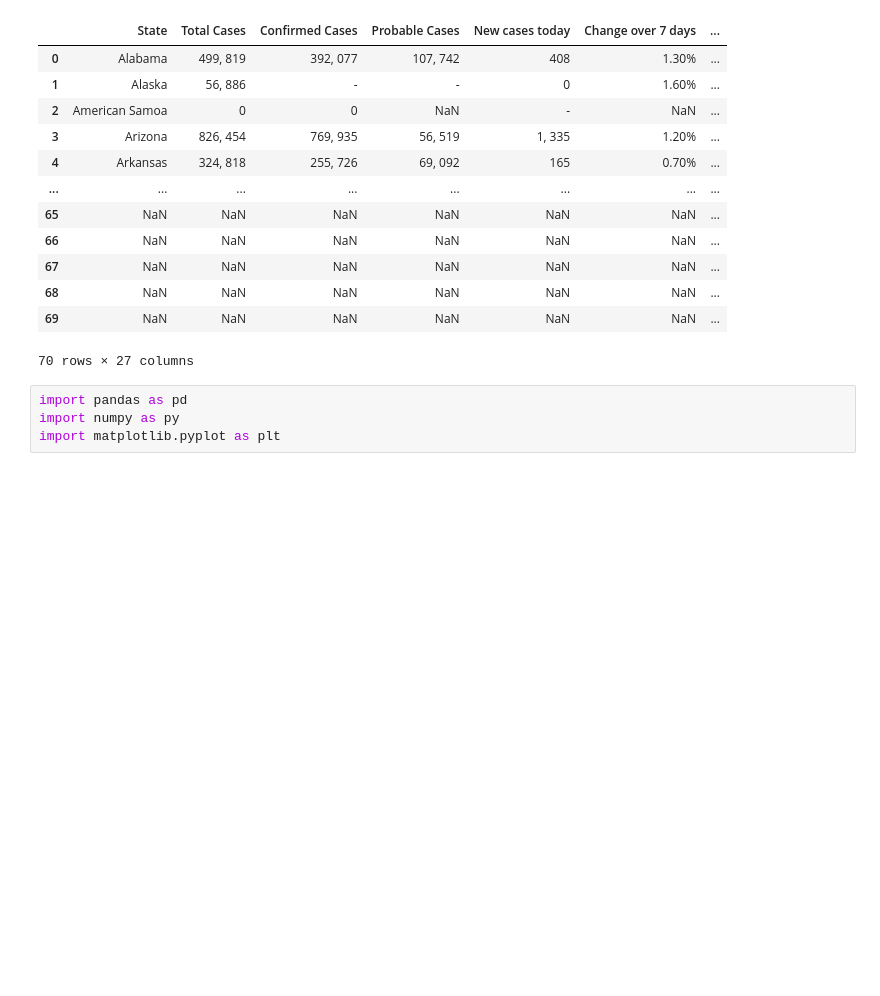
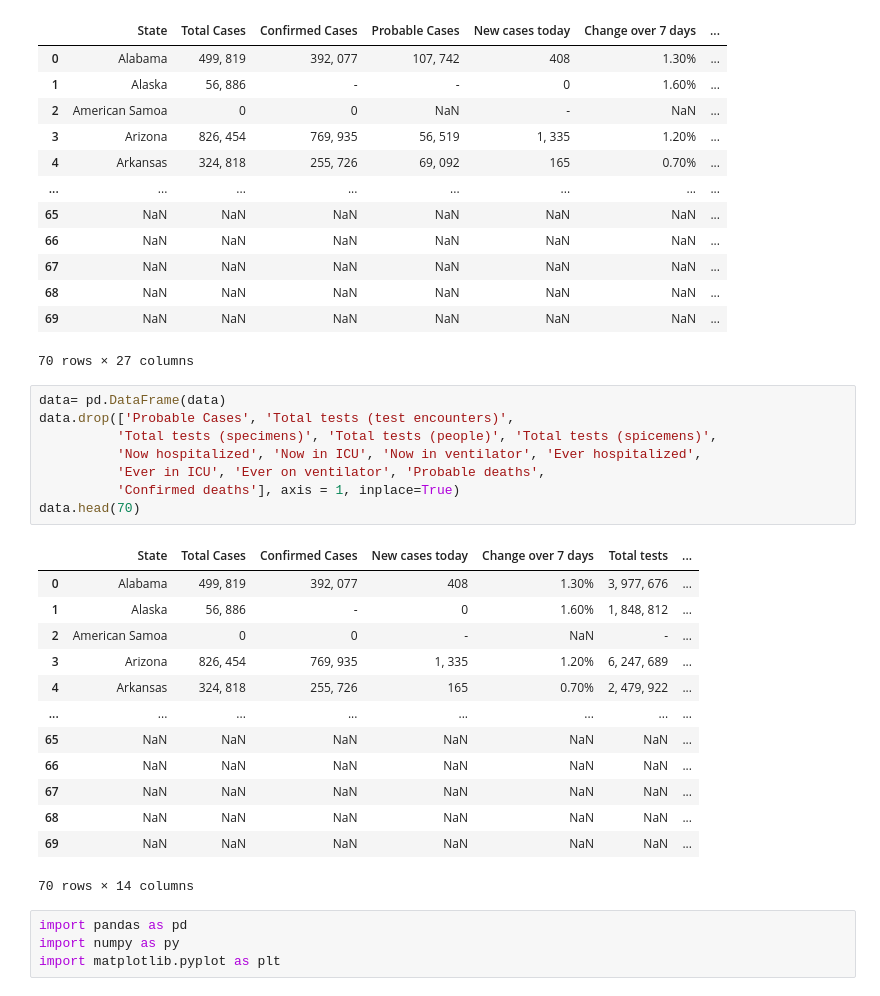
Before and after one commit to maezie19-02475/3206-The-Conquerors, a Jupyter notebook: COVID_19_DESCRIPTIVE_ANALYSIS_INFORMATION_AND_IMPACT_ON_EMPLOYMENT.ipynb, the cells around one changed output. Cells and saved outputs as stored; diff of their text form; blank space fills up the shorter version.

Commit message:
Data Cleaning the Datasets (1)

```diff
--- a/COVID_19_DESCRIPTIVE_ANALYSIS_INFORMATION_AND_IMPACT_ON_EMPLOYMENT.ipynb
+++ b/COVID_19_DESCRIPTIVE_ANALYSIS_INFORMATION_AND_IMPACT_ON_EMPLOYMENT.ipynb
@@ -25,6 +25,28 @@ data.head(70)
 | 68 | NaN | NaN | NaN | NaN | NaN | NaN | ... |
 | 69 | NaN | NaN | NaN | NaN | NaN | NaN | ... |
 70 rows × 27 columns
+# %%
+data= pd.DataFrame(data)
+data.drop(['Probable Cases', 'Total tests (test encounters)',
+          'Total tests (specimens)', 'Total tests (people)', 'Total tests (spicemens)',
+          'Now hospitalized', 'Now in ICU', 'Now in ventilator', 'Ever hospitalized',
+          'Ever in ICU', 'Ever on ventilator', 'Probable deaths',
+          'Confirmed deaths'], axis = 1, inplace=True)
+data.head(70)
+# %% [output]
+|  | State | Total Cases | Confirmed Cases | New cases today | Change over 7 days | Total tests | ... |
+| 0 | Alabama | 499, 819 | 392, 077 | 408 | 1.30% | 3, 977, 676 | ... |
+| 1 | Alaska | 56, 886 | - | 0 | 1.60% | 1, 848, 812 | ... |
+| 2 | American Samoa | 0 | 0 | - | NaN | - | ... |
+| 3 | Arizona | 826, 454 | 769, 935 | 1, 335 | 1.20% | 6, 247, 689 | ... |
+| 4 | Arkansas | 324, 818 | 255, 726 | 165 | 0.70% | 2, 479, 922 | ... |
+| ... | ... | ... | ... | ... | ... | ... | ... |
+| 65 | NaN | NaN | NaN | NaN | NaN | NaN | ... |
+| 66 | NaN | NaN | NaN | NaN | NaN | NaN | ... |
+| 67 | NaN | NaN | NaN | NaN | NaN | NaN | ... |
+| 68 | NaN | NaN | NaN | NaN | NaN | NaN | ... |
+| 69 | NaN | NaN | NaN | NaN | NaN | NaN | ... |
+70 rows × 14 columns
 # %%
 import pandas as pd
 import numpy as py
```
